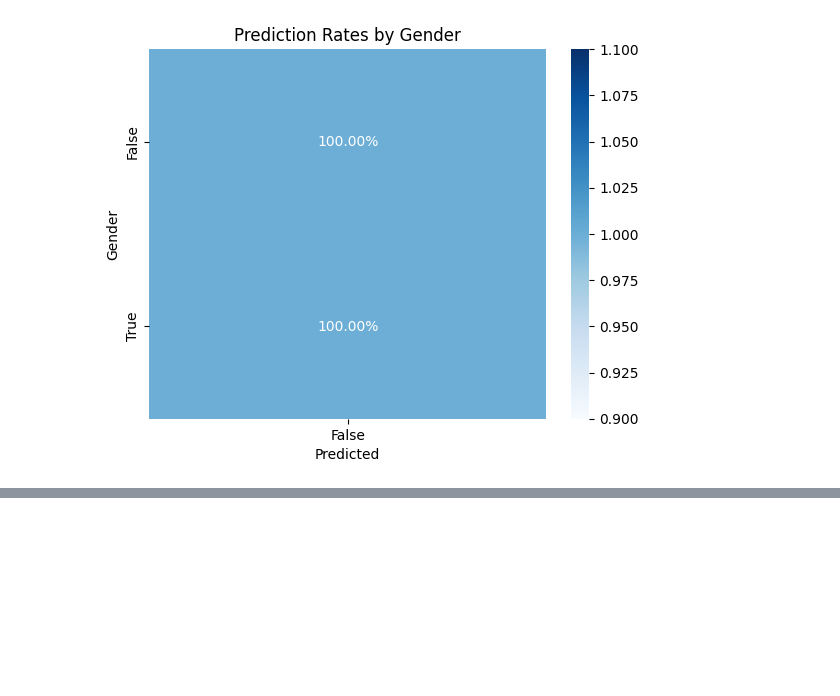
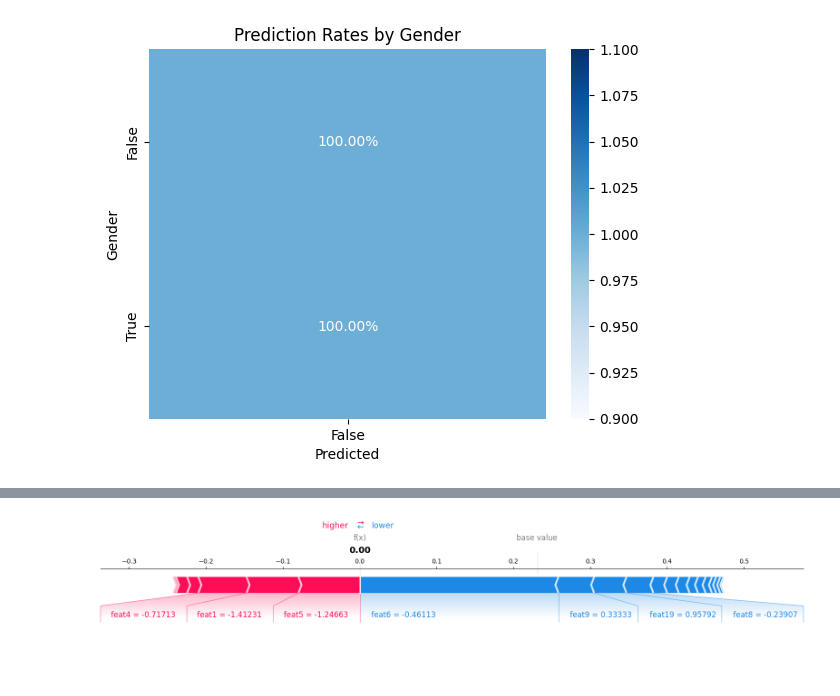
Before and after one commit to MiriamEspinosa/Gender_Fairness_Recruitment, a Jupyter notebook: Final_Assignment/final_assignment.ipynb, the cells around one changed output, grey strips where cells are left out. Saved outputs shown, nothing was run; the diff lists cells and outputs as text; code cells hidden in the pictures; blank space fills up the shorter version.

```diff
--- a/Final_Assignment/final_assignment.ipynb
+++ b/Final_Assignment/final_assignment.ipynb
@@ -933,0 +936,7 @@ plt.show()
+# %%
+dummy_test_copy = X_test_copy.copy()
+dummy_test_copy['gender'] = ~dummy_test_copy['gender']
+# dummy_test_copy
+Xs_dummy_test_copy = scaler.transform(dummy_test_copy)
+Xs_dummy_test_debiased_copy = fair_pca.project(Xs_dummy_test_copy)
+df_Xs_dummy_test_debiased_copy = pd.DataFrame(Xs_dummy_test_debiased_copy, columns=['feat1', 'feat2', 'feat3', 'feat4', 'feat5', 'feat6', 'feat7', 'feat8', 'feat9', 'feat10', 'feat11', 'feat12', 'feat13', 'feat14', 'feat15', 'feat16', 'feat17', 'feat18', 'feat19', 'feat20', 'feat21', 'feat22'])
@@ -933,0 +1015,5 @@ plt.show()
+# %%
+# Force plot of the first row in test, with the flipped gender
+shap.force_plot(explainer_pca.expected_value, shap_values_pca_flipped, df_Xs_dummy_test_debiased_copy.iloc[0,:].round(5), matplotlib=True)
+# %% [output]
+[figure, added]
```
Also changed, not shown: parts of 8 cells of this notebook.
